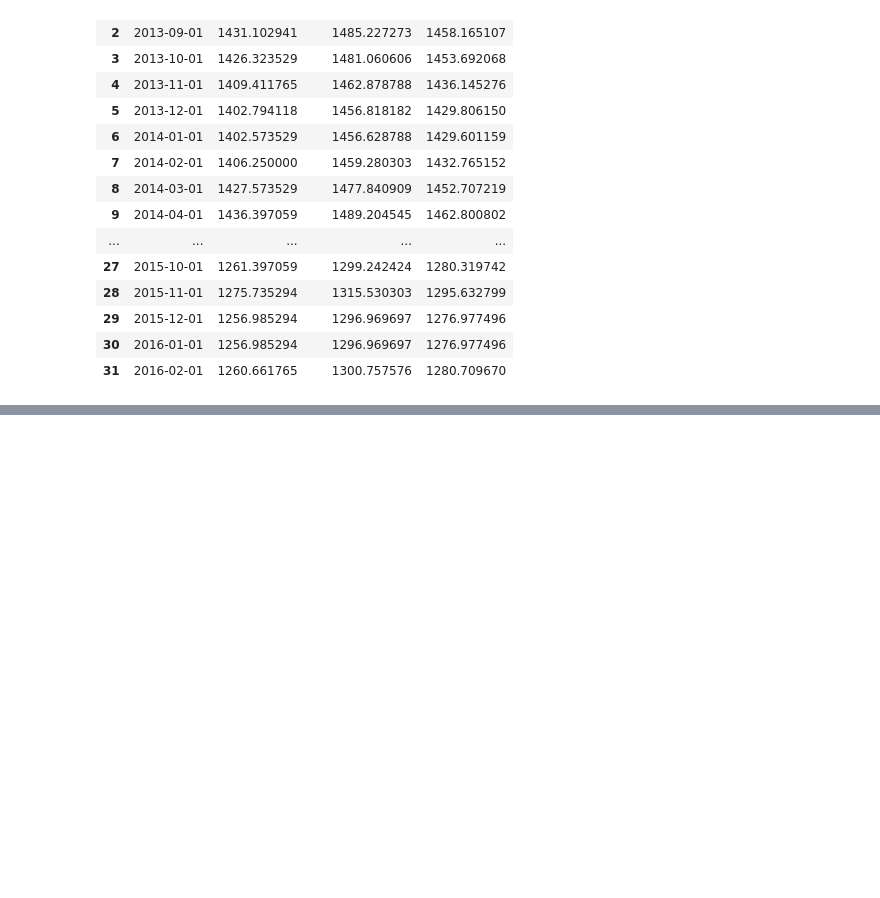
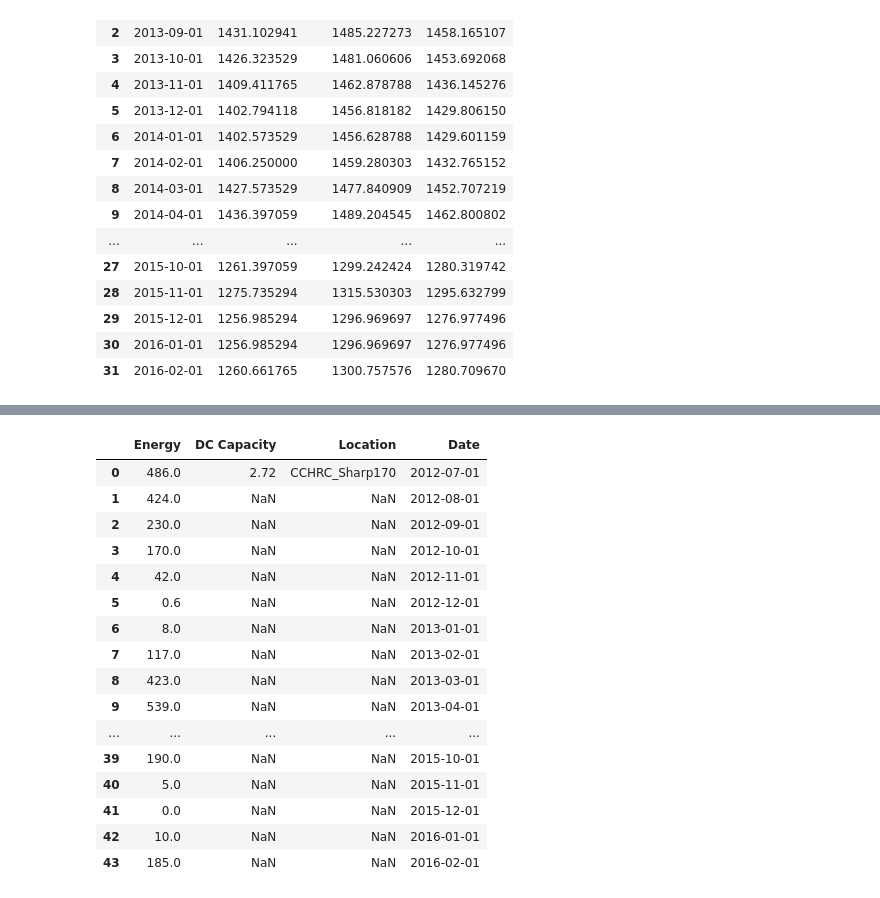
Before and after one commit to acep-uaf/ACEP_solar, a Jupyter notebook: GEGU/figures/CCHRC.ipynb, the cells around one changed output, grey strips where cells are left out. Drawn from its saved outputs; the diff is of its cells as text; code cells hidden in the pictures; blank space fills up the shorter version.

```diff
--- a/GEGU/figures/CCHRC.ipynb
+++ b/GEGU/figures/CCHRC.ipynb
@@ -133,0 +139,20 @@ plt.show()
+# %%
+cchrc_sharp
+# %% [output]
+|  | Energy | DC Capacity | Location | Date |
+| 0 | 486.0 | 2.72 | CCHRC_Sharp170 | 2012-07-01 |
+| 1 | 424.0 | NaN | NaN | 2012-08-01 |
+| 2 | 230.0 | NaN | NaN | 2012-09-01 |
+| 3 | 170.0 | NaN | NaN | 2012-10-01 |
+| 4 | 42.0 | NaN | NaN | 2012-11-01 |
+| 5 | 0.6 | NaN | NaN | 2012-12-01 |
+| 6 | 8.0 | NaN | NaN | 2013-01-01 |
+| 7 | 117.0 | NaN | NaN | 2013-02-01 |
+| 8 | 423.0 | NaN | NaN | 2013-03-01 |
+| 9 | 539.0 | NaN | NaN | 2013-04-01 |
+| ... | ... | ... | ... | ... |
+| 39 | 190.0 | NaN | NaN | 2015-10-01 |
+| 40 | 5.0 | NaN | NaN | 2015-11-01 |
+| 41 | 0.0 | NaN | NaN | 2015-12-01 |
+| 42 | 10.0 | NaN | NaN | 2016-01-01 |
+| 43 | 185.0 | NaN | NaN | 2016-02-01 |
```
Also changed, not shown: parts of 2 cells of this notebook, 16 other files.
